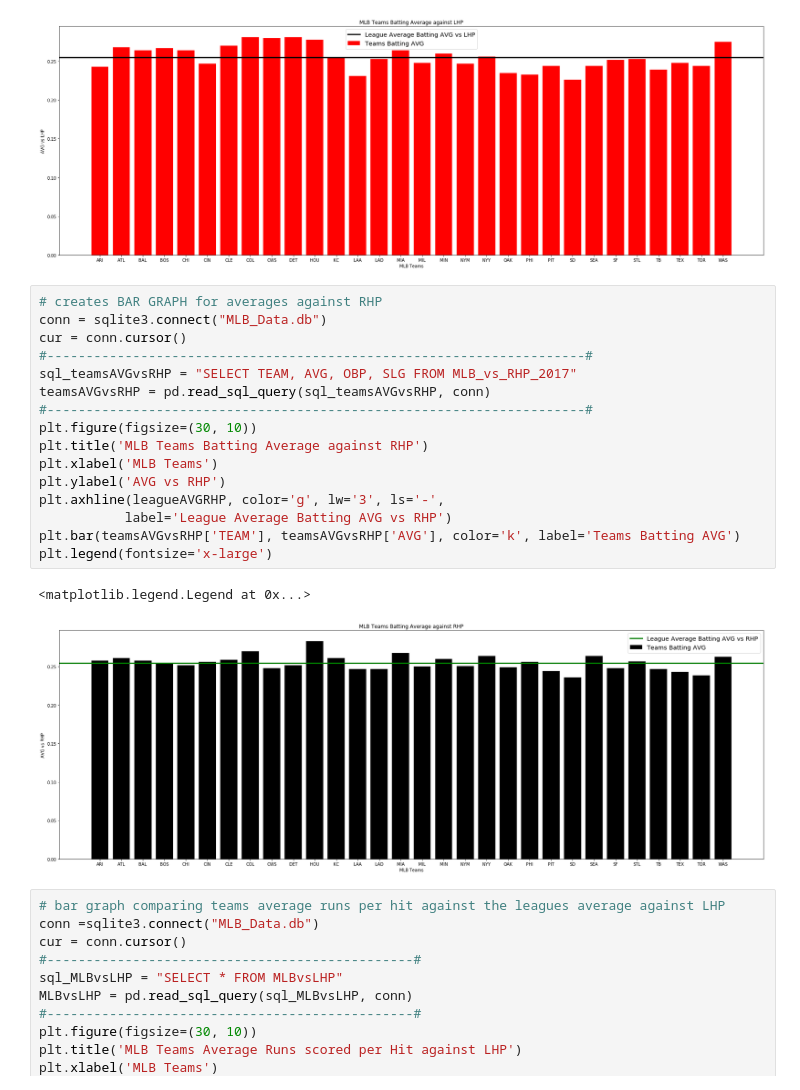
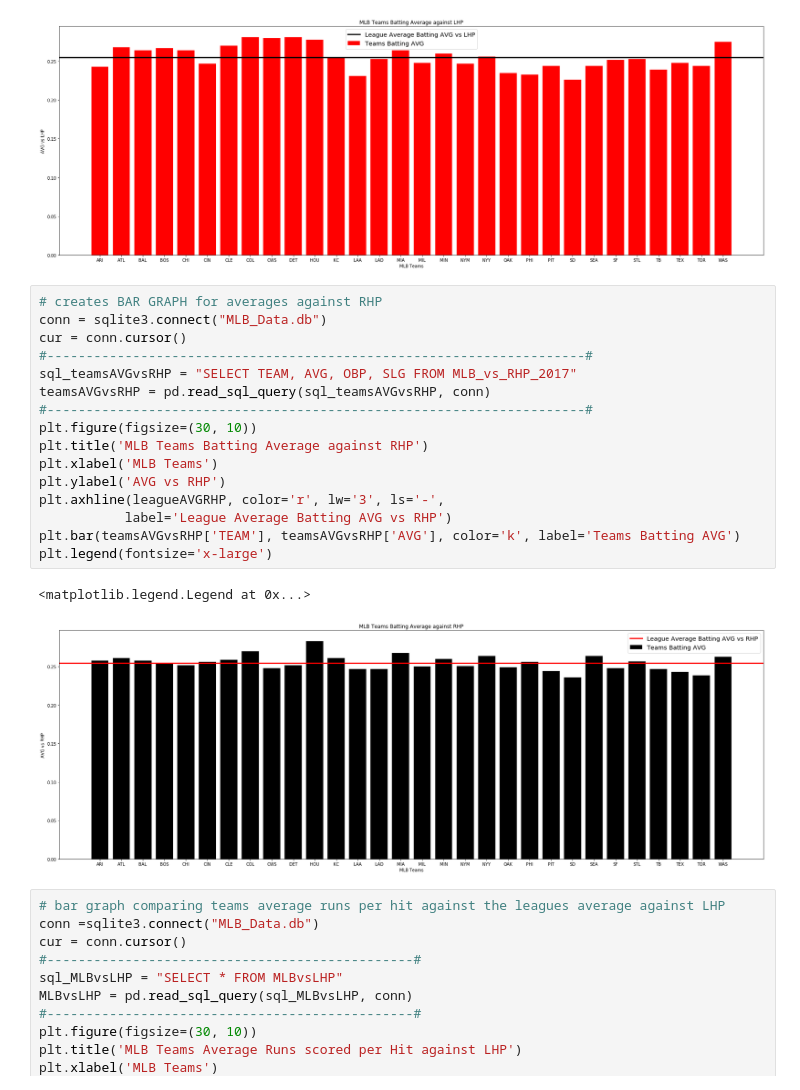
Before and after one commit to DFrancis84/Code_Louisville_Python, a Jupyter notebook: Code_Louisville_Project.ipynb, the cells around one changed output. Saved outputs shown, nothing was run; the diff lists cells and outputs as text.

```diff
--- a/Code_Louisville_Project.ipynb
+++ b/Code_Louisville_Project.ipynb
@@ -103,22 +122,22 @@ plt.legend(fontsize='x-large')
 # %%
 # creates BAR GRAPH for averages against RHP
 conn = sqlite3.connect("MLB_Data.db")
 cur = conn.cursor()
 #---------------------------------------------------------------------#
 sql_teamsAVGvsRHP = "SELECT TEAM, AVG, OBP, SLG FROM MLB_vs_RHP_2017"
 teamsAVGvsRHP = pd.read_sql_query(sql_teamsAVGvsRHP, conn)
 #---------------------------------------------------------------------#
 plt.figure(figsize=(30, 10))
 plt.title('MLB Teams Batting Average against RHP')
 plt.xlabel('MLB Teams')
 plt.ylabel('AVG vs RHP')
-plt.axhline(leagueAVGRHP, color='g', lw='3', ls='-',
+plt.axhline(leagueAVGRHP, color='r', lw='3', ls='-',
            label='League Average Batting AVG vs RHP')
 plt.bar(teamsAVGvsRHP['TEAM'], teamsAVGvsRHP['AVG'], color='k', label='Teams Batting AVG')
 plt.legend(fontsize='x-large')
 # %% [output]
 <matplotlib.legend.Legend at 0x...>
-[figure, old version]
+[figure, new version]
 # %%
 # bar graph comparing teams average runs per hit against the leagues average against LHP
 conn =sqlite3.connect("MLB_Data.db")
```
Also changed, not shown: parts of 9 cells of this notebook, 4 other files.
